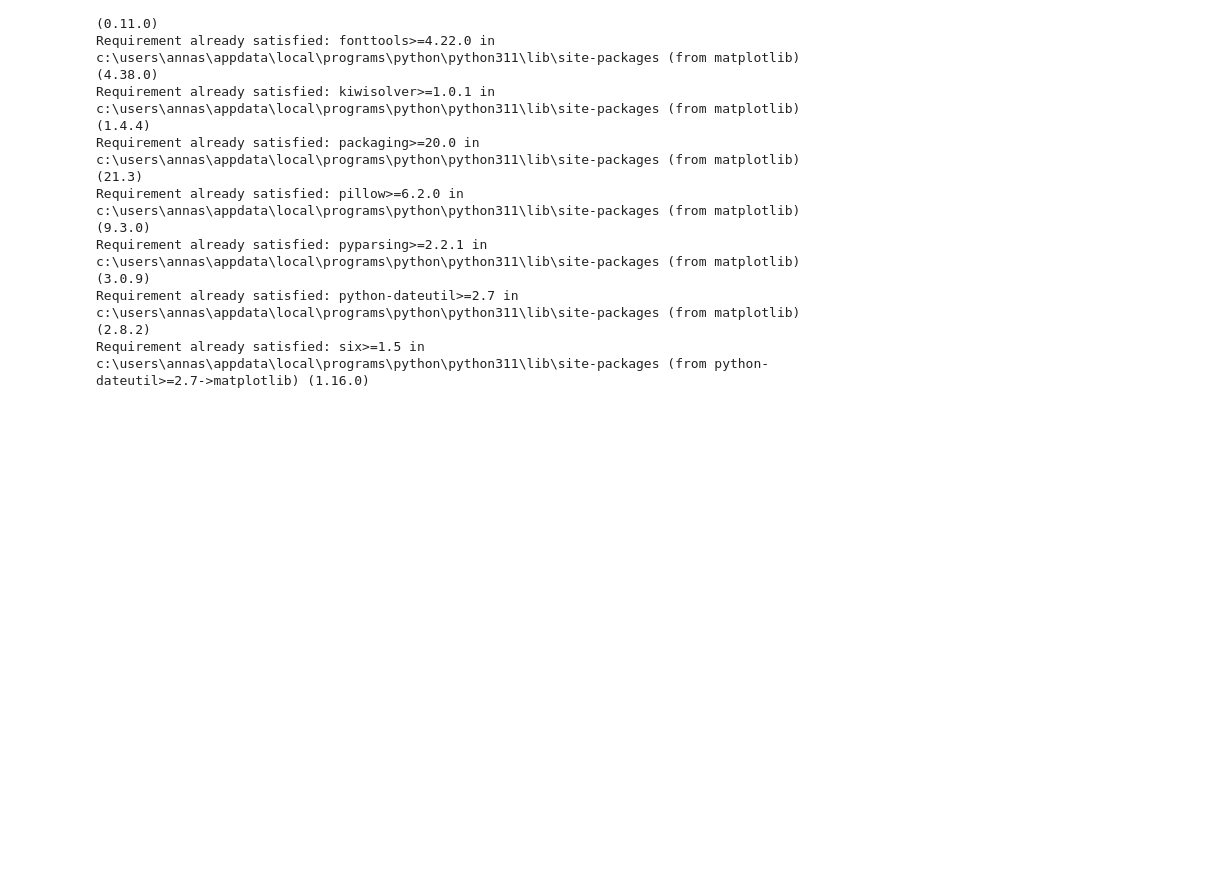
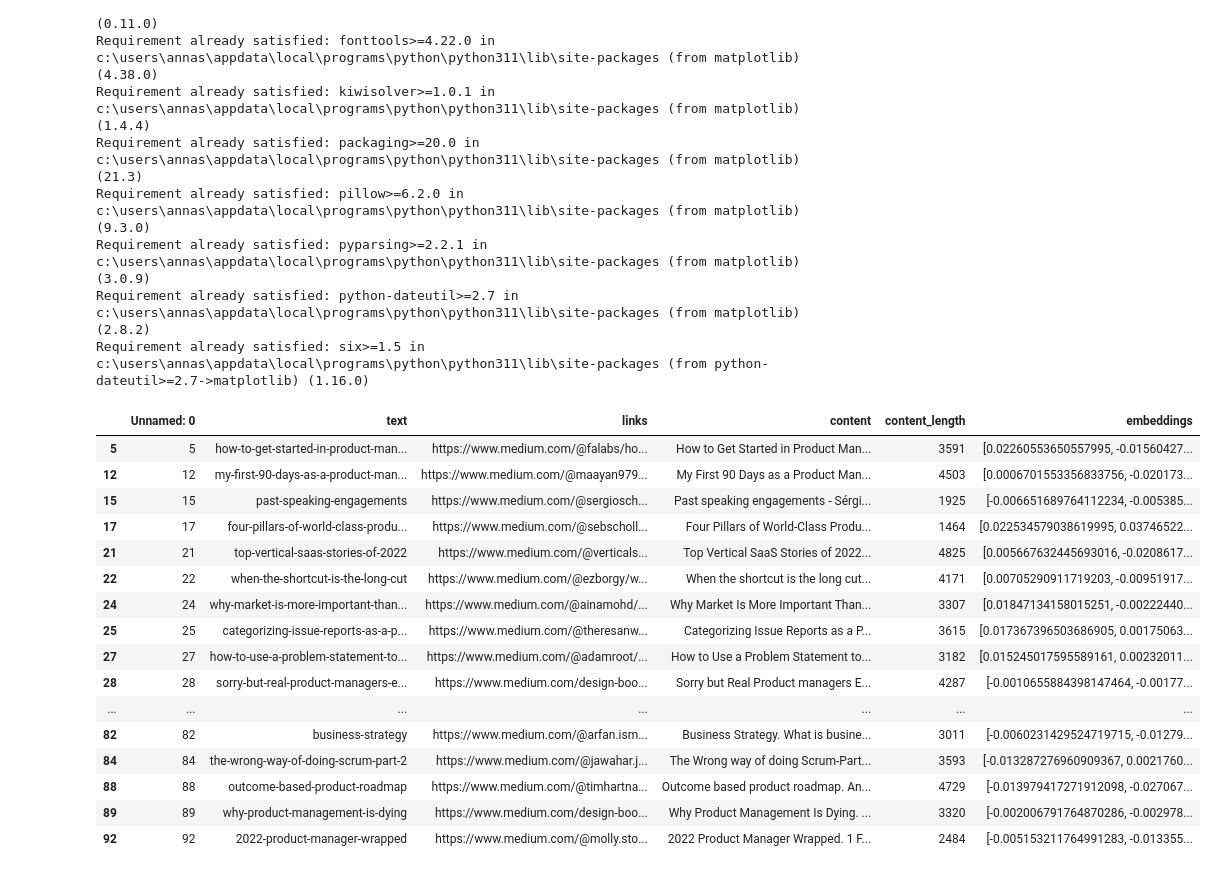
Before and after one commit to annasba07/product-manager-companion, a Jupyter notebook: Medium Article Scraping.ipynb, the cells around one changed output. Cells and saved outputs as stored; diff of their text form; code cells hidden in the pictures; blank space fills up the shorter version.

```diff
--- a/Medium Article Scraping.ipynb
+++ b/Medium Article Scraping.ipynb
@@ -395,3 +395,29 @@ Requirement already satisfied: pillow>=6.2.0 in c:\users\annas\appdata\local\pro
 Requirement already satisfied: pyparsing>=2.2.1 in c:\users\annas\appdata\local\programs\python\python311\lib\site-packages (from matplotlib) (3.0.9)
 Requirement already satisfied: python-dateutil>=2.7 in c:\users\annas\appdata\local\programs\python\python311\lib\site-packages (from matplotlib) (2.8.2)
 Requirement already satisfied: six>=1.5 in c:\users\annas\appdata\local\programs\python\python311\lib\site-packages (from python-dateutil>=2.7->matplotlib) (1.16.0)
+# %%
+# get data from csv and store in df
+
+df = pd.read_csv('product_management2_with_embeddings.csv')
+
+df2 = df[df.content_length < 5000]
+
+df2
+# %% [output]
+|  | Unnamed: 0 | text | links | content | content_length | embeddings |
+| 5 | 5 | how-to-get-started-in-product-man... | https://www.medium.com/@falabs/ho... | How to Get Started in Product Man... | 3591 | [0.02260553650557995, -0.01560427... |
+| 12 | 12 | my-first-90-days-as-a-product-man... | https://www.medium.com/@maayan979... | My First 90 Days as a Product Man... | 4503 | [0.0006701553356833756, -0.020173... |
+| 15 | 15 | past-speaking-engagements | https://www.medium.com/@sergiosch... | Past speaking engagements - Sérgi... | 1925 | [-0.006651689764112234, -0.005385... |
+| 17 | 17 | four-pillars-of-world-class-produ... | https://www.medium.com/@sebscholl... | Four Pillars of World-Class Produ... | 1464 | [0.022534579038619995, 0.03746522... |
+| 21 | 21 | top-vertical-saas-stories-of-2022 | https://www.medium.com/@verticals... | Top Vertical SaaS Stories of 2022... | 4825 | [0.005667632445693016, -0.0208617... |
+| 22 | 22 | when-the-shortcut-is-the-long-cut | https://www.medium.com/@ezborgy/w... | When the shortcut is the long cut... | 4171 | [0.00705290911719203, -0.00951917... |
+| 24 | 24 | why-market-is-more-important-than... | https://www.medium.com/@ainamohd/... | Why Market Is More Important Than... | 3307 | [0.01847134158015251, -0.00222440... |
+| 25 | 25 | categorizing-issue-reports-as-a-p... | https://www.medium.com/@theresanw... | Categorizing Issue Reports as a P... | 3615 | [0.017367396503686905, 0.00175063... |
+| 27 | 27 | how-to-use-a-problem-statement-to... | https://www.medium.com/@adamroot/... | How to Use a Problem Statement to... | 3182 | [0.015245017595589161, 0.00232011... |
+| 28 | 28 | sorry-but-real-product-managers-e... | https://www.medium.com/design-boo... | Sorry but Real Product managers E... | 4287 | [-0.0010655884398147464, -0.00177... |
+| ... | ... | ... | ... | ... | ... | ... |
+| 82 | 82 | business-strategy | https://www.medium.com/@arfan.ism... | Business Strategy. What is busine... | 3011 | [-0.0060231429524719715, -0.01279... |
+| 84 | 84 | the-wrong-way-of-doing-scrum-part-2 | https://www.medium.com/@jawahar.j... | The Wrong way of doing Scrum-Part... | 3593 | [-0.013287276960909367, 0.0021760... |
+| 88 | 88 | outcome-based-product-roadmap | https://www.medium.com/@timhartna... | Outcome based product roadmap. An... | 4729 | [-0.013979417271912098, -0.027067... |
+| 89 | 89 | why-product-management-is-dying | https://www.medium.com/design-boo... | Why Product Management Is Dying. ... | 3320 | [-0.002006791764870286, -0.002978... |
+| 92 | 92 | 2022-product-manager-wrapped | https://www.medium.com/@molly.sto... | 2022 Product Manager Wrapped. 1 F... | 2484 | [-0.005153211764991283, -0.013355... |
```
Also changed, not shown: parts of 22 cells of this notebook.
